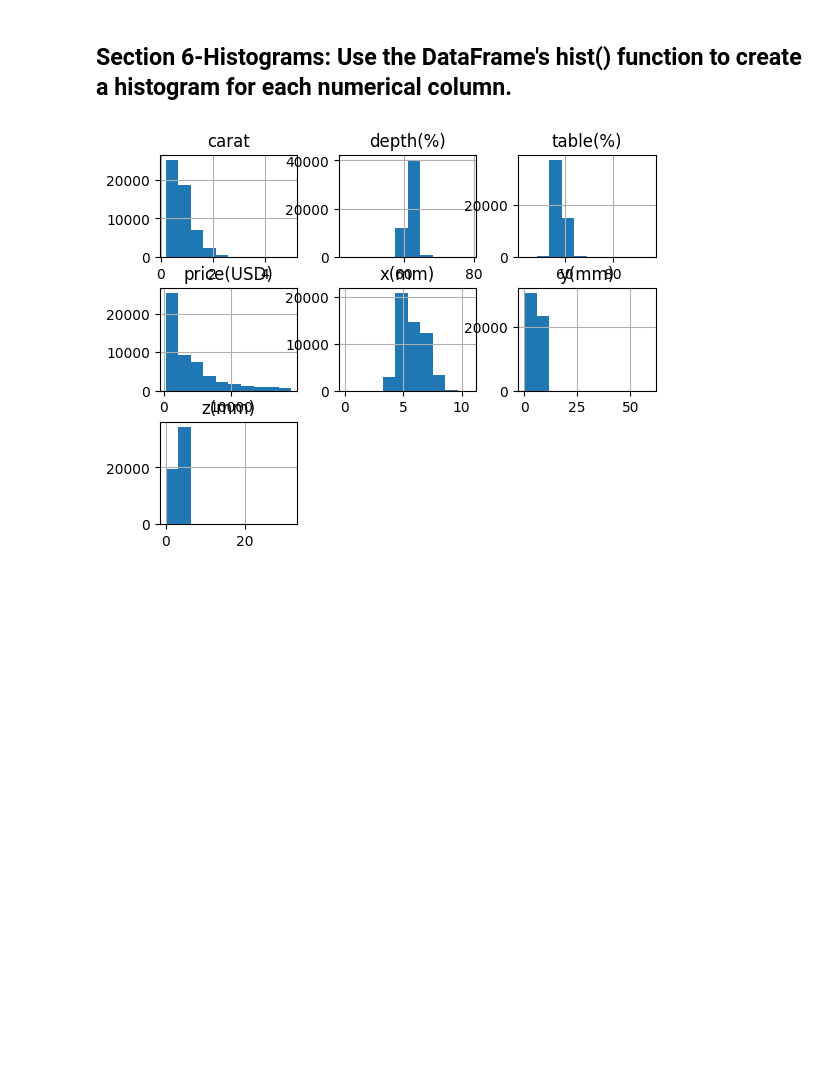
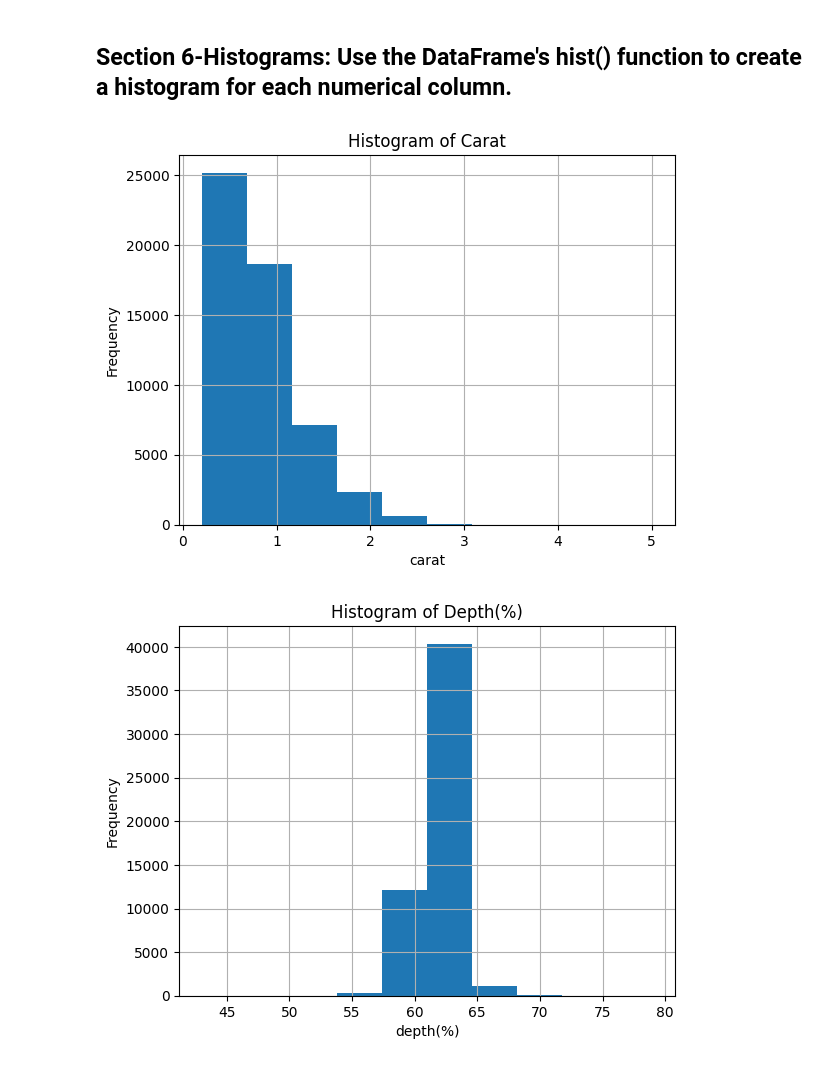
Before and after one commit to adriacv17/datafun-06-projects, a Jupyter notebook: task2_diamonds.ipynb, the cells around one changed output. Saved outputs shown, nothing was run; the diff lists cells and outputs as text; code cells hidden in the pictures; blank space fills up the shorter version.

```diff
--- a/task2_diamonds.ipynb
+++ b/task2_diamonds.ipynb
@@ -98,11 +98,19 @@ print(unique_color)
 ['E' 'I' 'J' 'H' 'F' 'G' 'D']
 # %% [markdown]
 ## Section 6-Histograms: Use the DataFrame's hist() function to create a histogram for each numerical column.
-# %%
-import matplotlib.pyplot as plt
-
-#enable Matplotlib support
-%matplotlib inline
-histogram = diamondsdf.hist() # Produce histogram
-# %% [output]
-[figure, removed]
+# %%
+import matplotlib.pyplot as plt
+
+#enable Matplotlib support
+%matplotlib inline
+
+columns = ['carat', 'depth(%)', 'table(%)', 'price(USD)', 'X(mm)', 'Y(mm)', 'Z(mm)'] # make list of columns for loop
+
+for col in columns: #loop through each column making a histogram
+    histogram = diamondsdf.hist(col) # Produce histogram
+    plt.xlabel(col) #label X axis
+    plt.title(f'Histogram of {col.title()}') # set title
+    plt.ylabel('Frequency') #label Y axis
+# %% [output]
+[figure, added]
+[figure, added]
```
Also changed, not shown: parts of 5 cells of this notebook.
